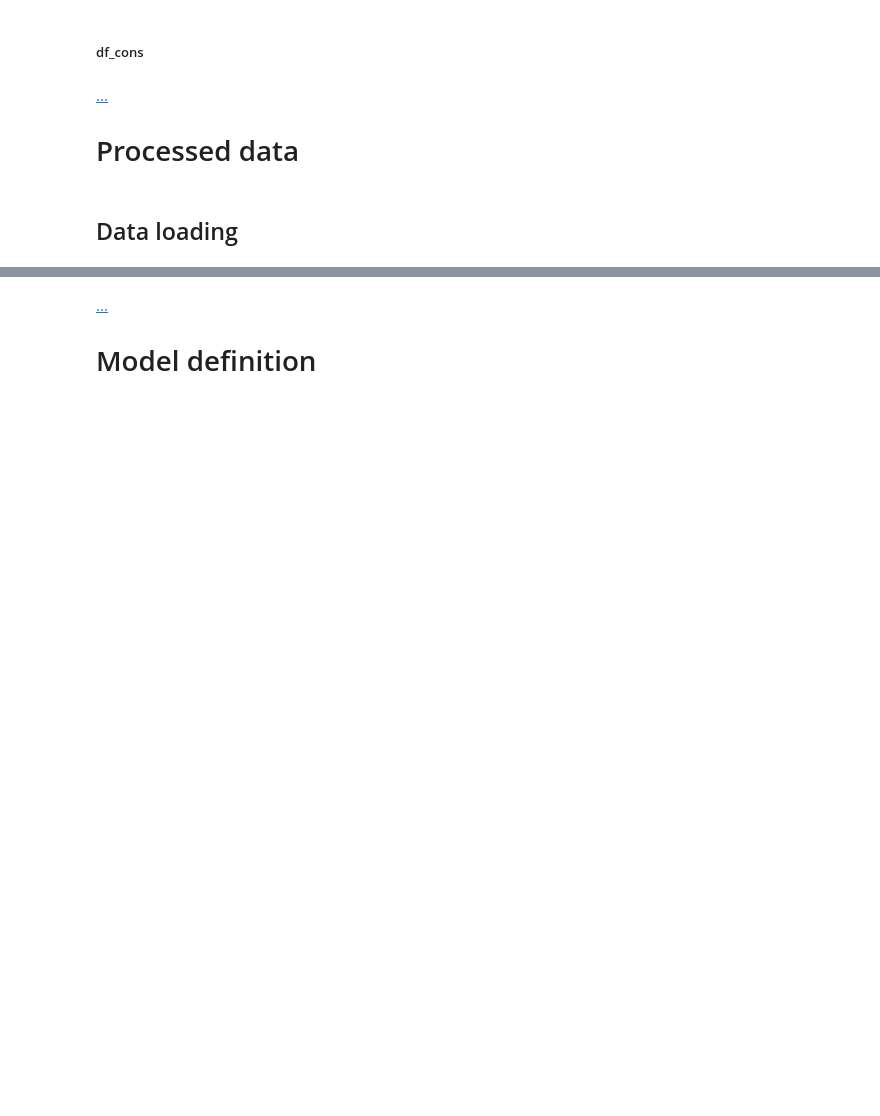
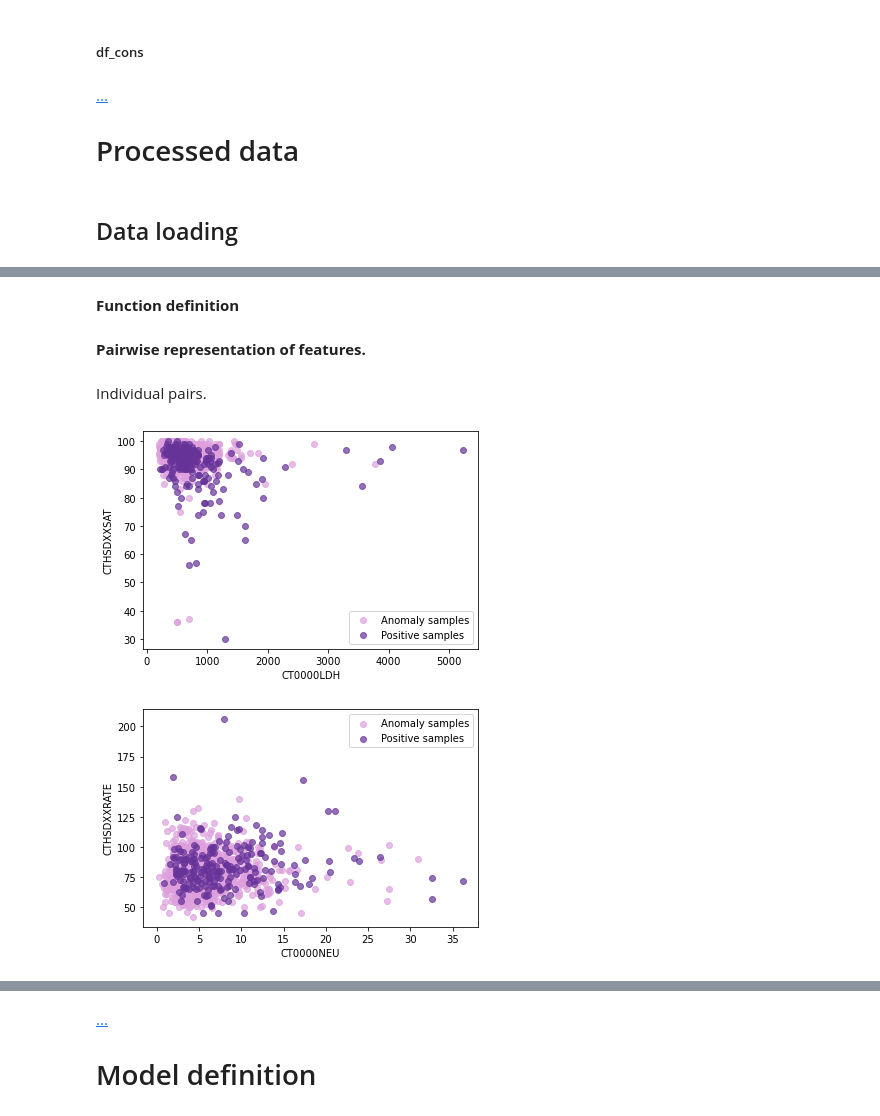
Before and after one commit to unaicarbajo/one-class-covid19, a Jupyter notebook: covid19_prognosis.ipynb, the cells around one changed output, grey strips where cells are left out. Drawn from its saved outputs; the diff is of its cells as text; code cells hidden in the pictures; blank space fills up the shorter version.

Commit message:
Data visualization methods

```diff
--- a/covid19_prognosis.ipynb
+++ b/covid19_prognosis.ipynb
@@ -469,0 +475,15 @@ plot_zero_relevance(X_collection[42][0], X_collection[42][0].columns[21:], 5,5,
+# %% [markdown]
+**Function definition**
+# %%
+def plot_pair_individual(X, Y, x1, x2):
+    fig, ax = plt.subplots()
+    index = Y.index
+    normal_index = index[Y['ED0DISWHY']==1]
+    anomaly_index = index[Y['ED0DISWHY']==-1]
+    X_normal = X.iloc[normal_index]
+    X_anomaly = X.iloc[anomaly_index]
+    ax.scatter(X_anomaly[x1], X_anomaly[x2], c='plum', alpha=0.7, label='Anomaly samples')
+    ax.scatter(X_normal[x1], X_normal[x2], c='rebeccapurple', alpha=0.7, label='Positive samples')
+    plt.xlabel(x1)
+    plt.ylabel(x2)
+    leg = ax.legend()
@@ -469,0 +508,10 @@ plot_zero_relevance(X_collection[42][0], X_collection[42][0].columns[21:], 5,5,
+# %% [markdown]
+**Pairwise representation of features.**
+# %% [markdown]
+Individual pairs.
+# %%
+plot_pair_individual(X_collection[42][0], Y_collection[42][0], 'CT0000LDH', 'CTHSDXXSAT')
+plot_pair_individual(X_collection[42][0], Y_collection[42][0], 'CT0000NEU', 'CTHSDXXRATE')
+# %% [output]
+[figure, added]
+[figure, added]
```
Also changed, not shown: parts of 22 cells of this notebook, 1 other file.
